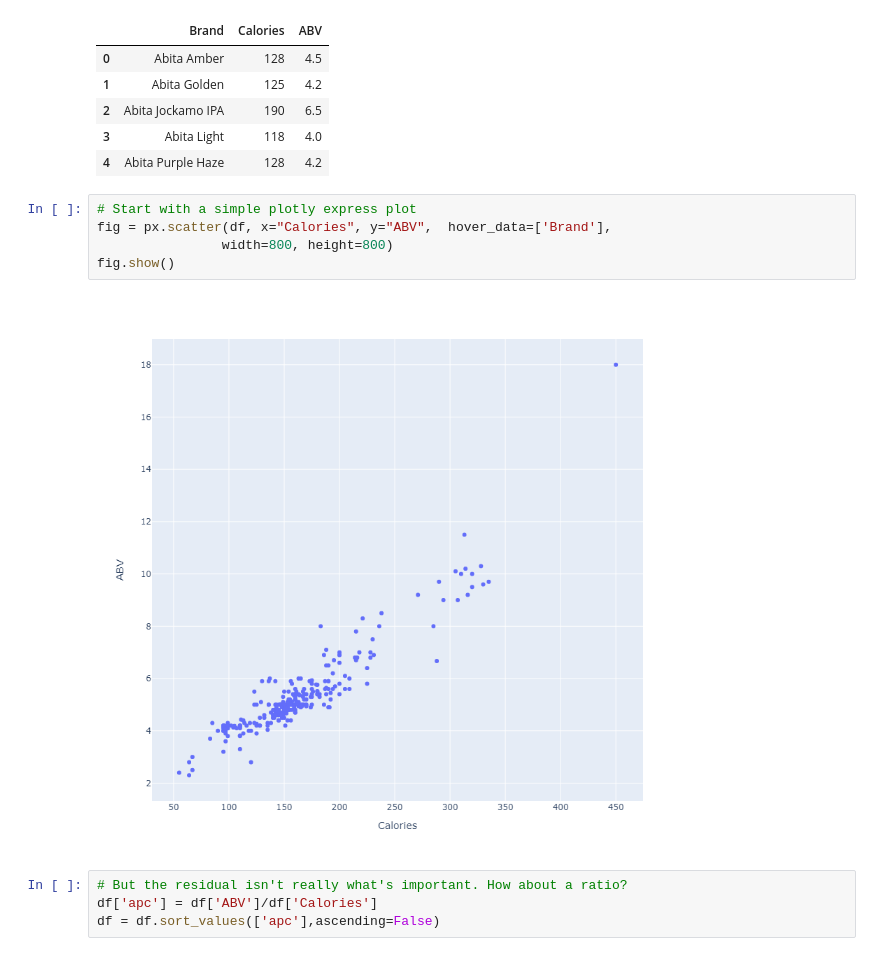
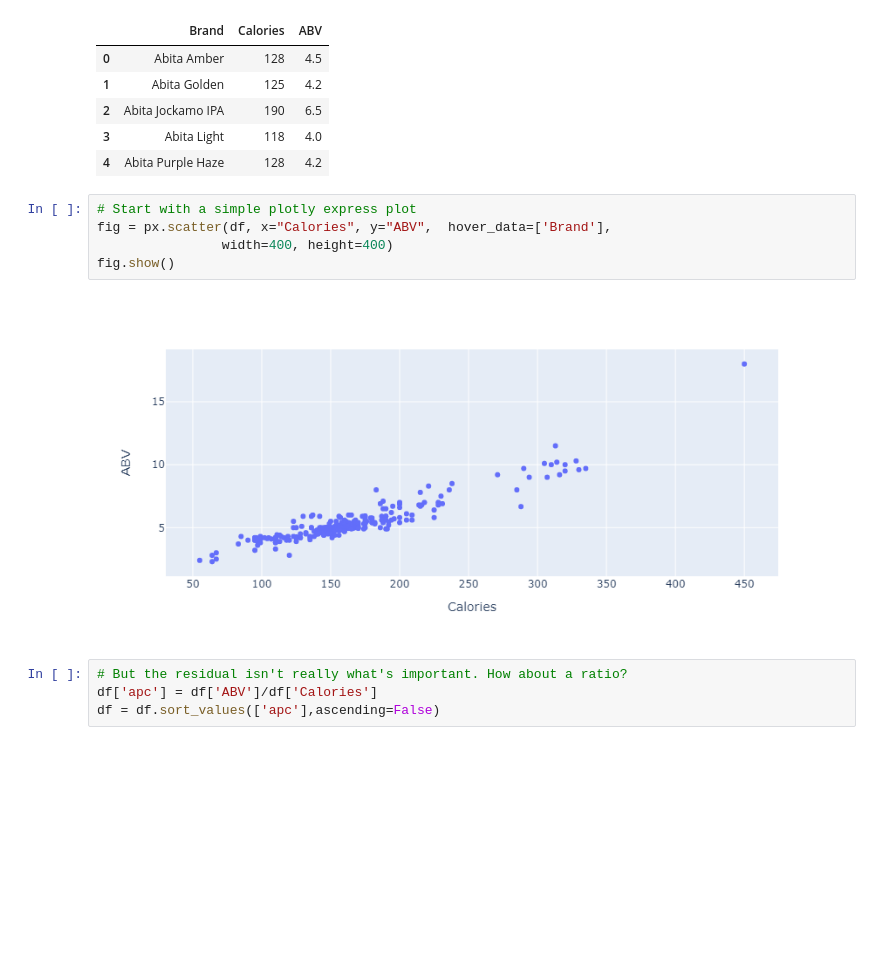
Before and after one commit to mjturtora/beer, a Jupyter notebook: Beer.ipynb, the cells around one changed output. Saved outputs shown, nothing was run; the diff lists cells and outputs as text; blank space fills up the shorter version.

Commit message:
Shrink first plot

```diff
--- a/Beer.ipynb
+++ b/Beer.ipynb
@@ -31,10 +31,10 @@ df.head()
 # %%
 # Start with a simple plotly express plot
 fig = px.scatter(df, x="Calories", y="ABV",  hover_data=['Brand'],
-                width=800, height=800)
+                width=400, height=400)
 fig.show()
 # %% [output]
-[figure, old version]
+[figure, new version]
 # %%
 # But the residual isn't really what's important. How about a ratio?
 df['apc'] = df['ABV']/df['Calories']
```
